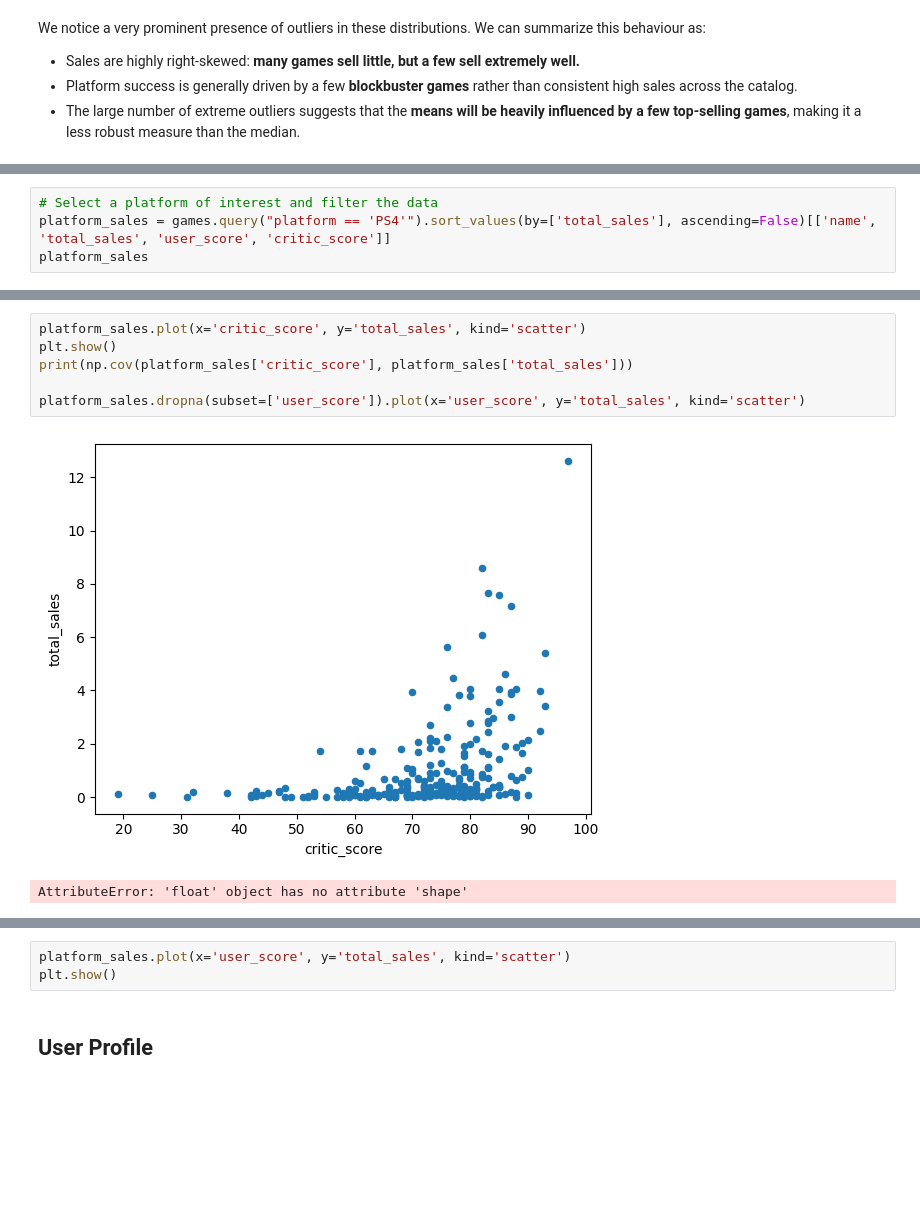
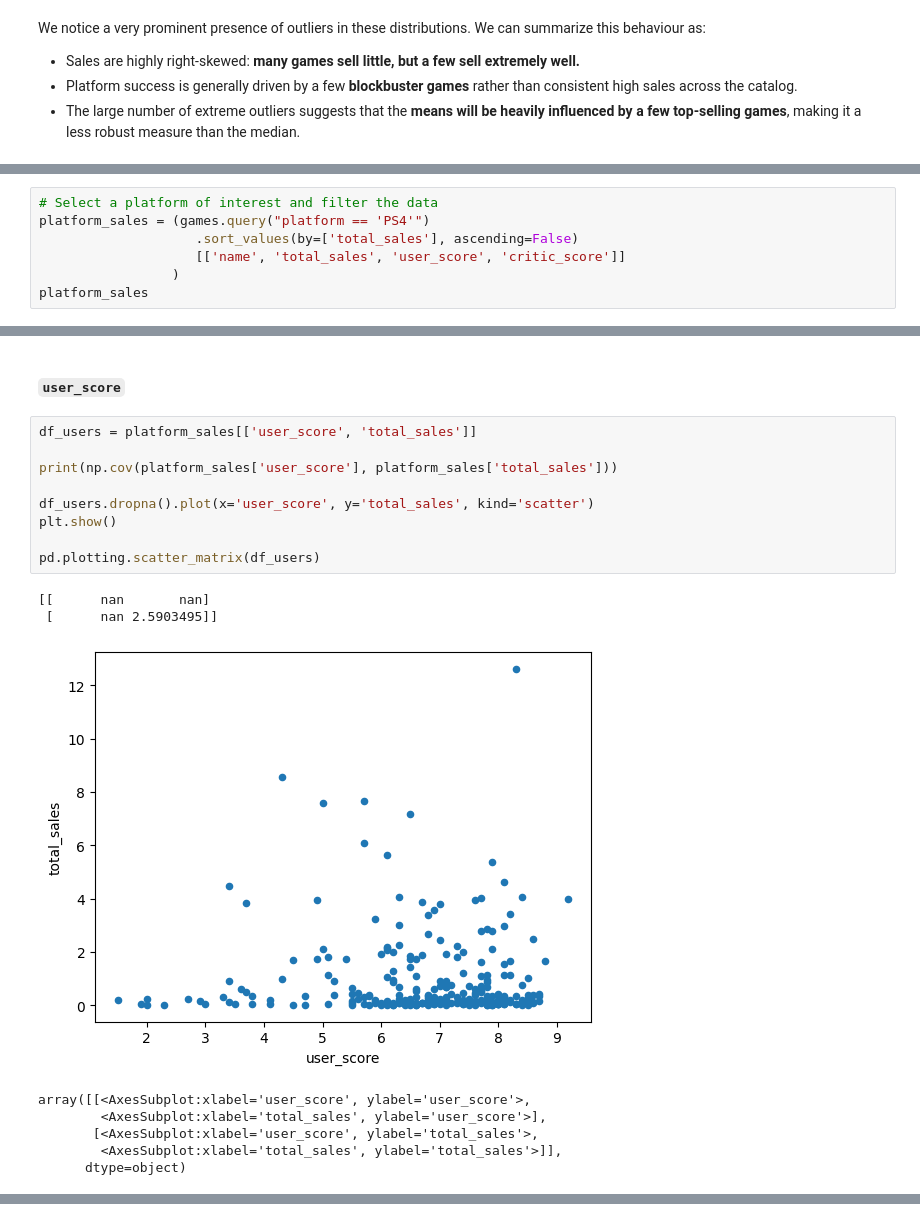
Before and after one commit to PabloHermun/videogames_succes, a Jupyter notebook: notebook.ipynb, the cells around one changed output, grey strips where cells are left out. Cells and saved outputs as stored; diff of their text form; blank space fills up the shorter version.

Commit message:
Advancements in analysis and user profiles. Refined notebook structure

```diff
--- a/notebook.ipynb
+++ b/notebook.ipynb
@@ -686,0 +688,7 @@ We notice a very prominent presence of outliers in these distributions. We can s
+# %%
+# Select a platform of interest and filter the data
+platform_sales = (games.query("platform == 'PS4'")
+                    .sort_values(by=['total_sales'], ascending=False)
+                    [['name', 'total_sales', 'user_score', 'critic_score']]
+                 )
+platform_sales
@@ -689,4 +710,0 @@ We notice a very prominent presence of outliers in these distributions. We can s
-# %%
-# Select a platform of interest and filter the data
-platform_sales = games.query("platform == 'PS4'").sort_values(by=['total_sales'], ascending=False)[['name', 'total_sales', 'user_score', 'critic_score']]
-platform_sales
@@ -707,9 +723,20 @@ platform_sales
+# %% [markdown]
+#### `user_score`
 # %%
-platform_sales.plot(x='critic_score', y='total_sales', kind='scatter')
+df_users = platform_sales[['user_score', 'total_sales']]
+
+print(np.cov(platform_sales['user_score'], platform_sales['total_sales']))
+
+df_users.dropna().plot(x='user_score', y='total_sales', kind='scatter')
 plt.show()
-print(np.cov(platform_sales['critic_score'], platform_sales['total_sales']))
 
-platform_sales.dropna(subset=['user_score']).plot(x='user_score', y='total_sales', kind='scatter')
+pd.plotting.scatter_matrix(df_users)
 # %% [output]
+[[      nan       nan]
+ [      nan 2.5903495]]
-[figure, old version]
+[figure, new version]
-AttributeError: 'float' object has no attribute 'shape'
+array([[<AxesSubplot:xlabel='user_score', ylabel='user_score'>,
+        <AxesSubplot:xlabel='total_sales', ylabel='user_score'>],
+       [<AxesSubplot:xlabel='user_score', ylabel='total_sales'>,
+        <AxesSubplot:xlabel='total_sales', ylabel='total_sales'>]],
+      dtype=object)
@@ -716,5 +743,0 @@ AttributeError: 'float' object has no attribute 'shape'
-# %%
-platform_sales.plot(x='user_score', y='total_sales', kind='scatter')
-plt.show()
-# %% [markdown]
-## User Profile
```
Also changed, not shown: parts of 31 cells of this notebook.
